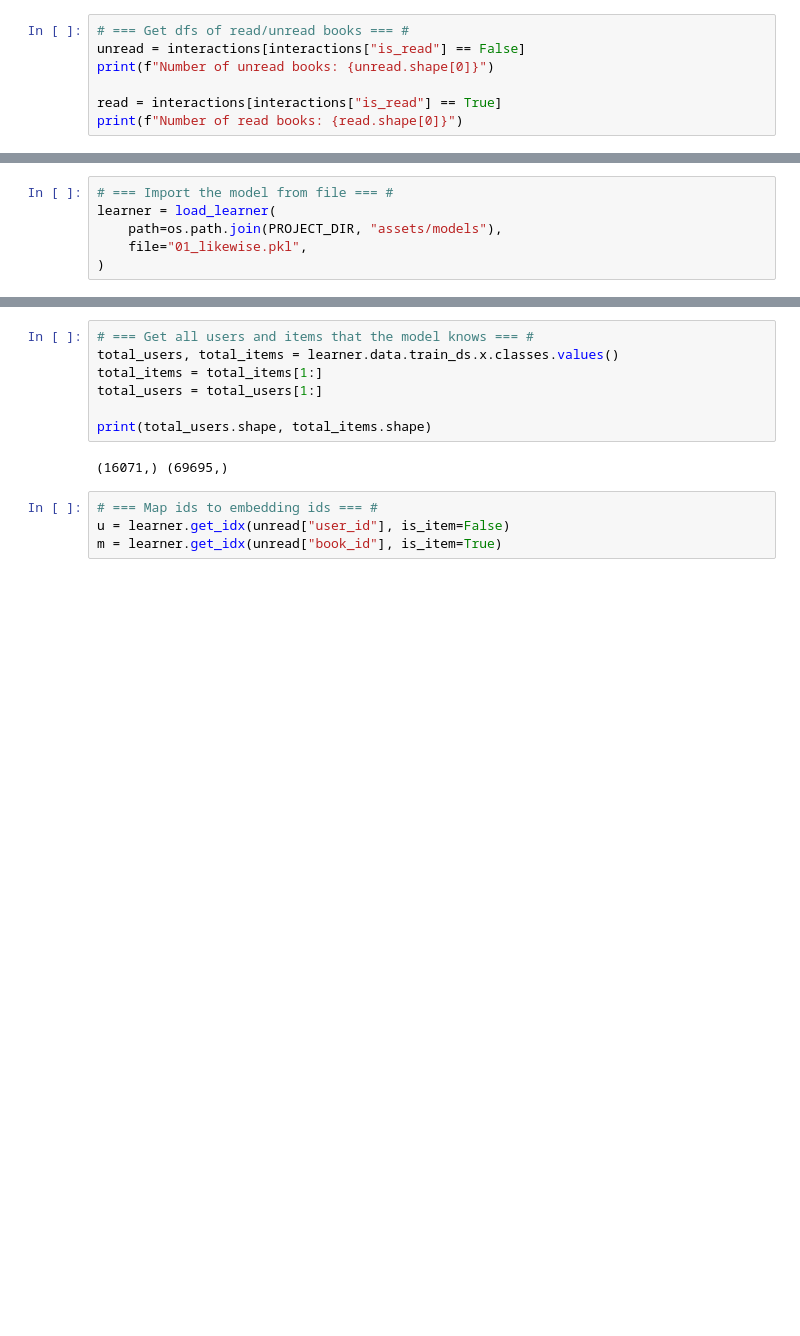
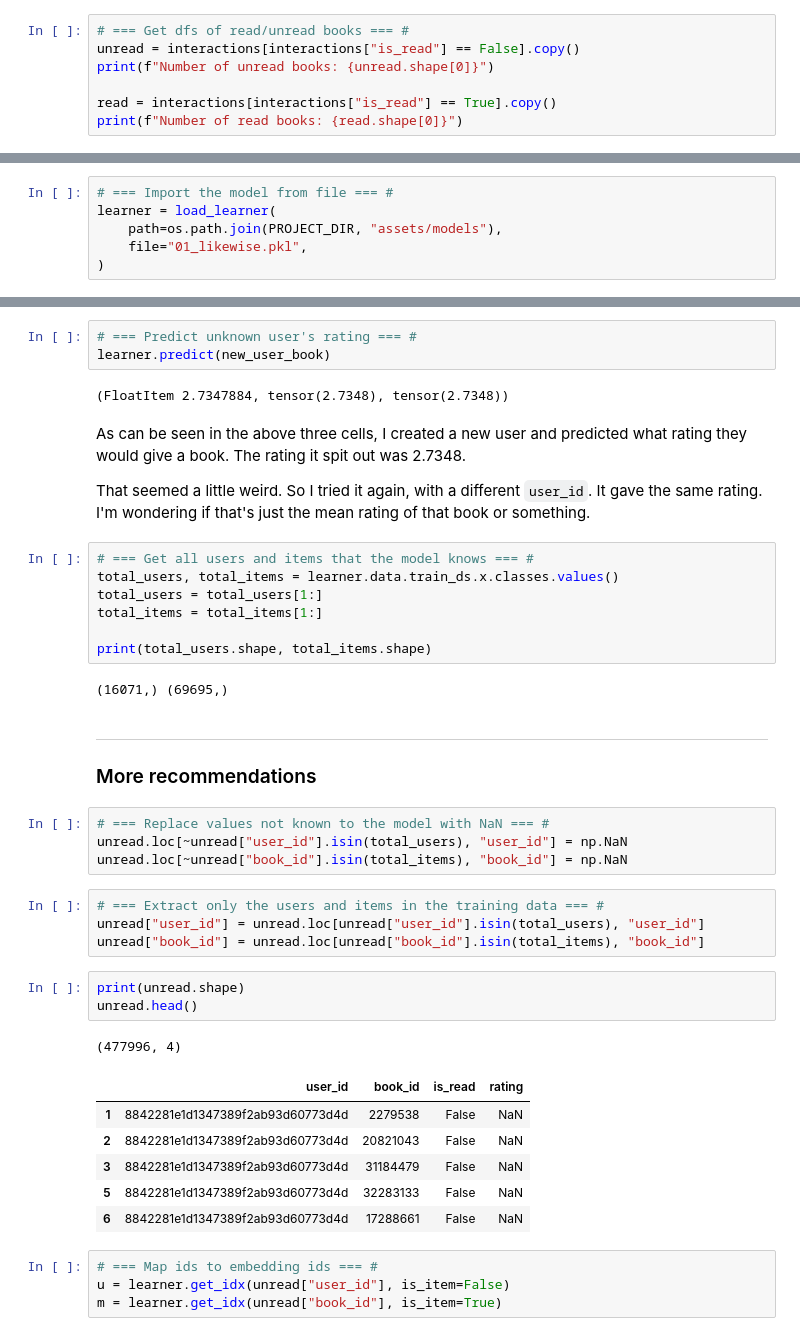
Before and after one commit to tobias-fyi/vela, a Jupyter notebook: ds/projects/likewise/notebooks/03_likewise_model.ipynb, the cells around one changed output, grey strips where cells are left out. Drawn from its saved outputs; the diff is of its cells as text; blank space fills up the shorter version.

Commit message:
Successfully generated some predictions - another step forward

```diff
--- a/ds/projects/likewise/notebooks/03_likewise_model.ipynb
+++ b/ds/projects/likewise/notebooks/03_likewise_model.ipynb
@@ -116,10 +120,10 @@ rating     477996
 dtype: int64
 # %%
 # === Get dfs of read/unread books === #
-unread = interactions[interactions["is_read"] == False]
+unread = interactions[interactions["is_read"] == False].copy()
 print(f"Number of unread books: {unread.shape[0]}")
 
-read = interactions[interactions["is_read"] == True]
+read = interactions[interactions["is_read"] == True].copy()
 print(f"Number of read books: {read.shape[0]}")
 # %% [output]
 Number of unread books: 477996
@@ -197,12 +289,44 @@ learner = load_learner(
+# %%
+# === Predict unknown user's rating === #
+learner.predict(new_user_book)
+# %% [output]
+(FloatItem 2.7347884, tensor(2.7348), tensor(2.7348))
+# %% [markdown]
+As can be seen in the above three cells, I created a new user and predicted what rating they would give a book. The rating it spit out was 2.7348.
+
+That seemed a little weird. So I tried it again, with a different `user_id`. It gave the same rating. I'm wondering if that's just the mean rating of that book or something.
 # %%
 # === Get all users and items that the model knows === #
 total_users, total_items = learner.data.train_ds.x.classes.values()
+total_users = total_users[1:]
 total_items = total_items[1:]
-total_users = total_users[1:]
 
 print(total_users.shape, total_items.shape)
 # %% [output]
 (16071,) (69695,)
+# %% [markdown]
+---
+
+### More recommendations
+# %%
+# === Replace values not known to the model with NaN === #
+unread.loc[~unread["user_id"].isin(total_users), "user_id"] = np.NaN
+unread.loc[~unread["book_id"].isin(total_items), "book_id"] = np.NaN
+# %%
+# === Extract only the users and items in the training data === #
+unread["user_id"] = unread.loc[unread["user_id"].isin(total_users), "user_id"]
+unread["book_id"] = unread.loc[unread["book_id"].isin(total_items), "book_id"]
+# %%
+print(unread.shape)
+unread.head()
+# %% [output]
+(477996, 4)
+|  | user_id | book_id | is_read | rating |
+| 1 | 8842281e1d1347389f2ab93d60773d4d | 2279538 | False | NaN |
+| 2 | 8842281e1d1347389f2ab93d60773d4d | 20821043 | False | NaN |
+| 3 | 8842281e1d1347389f2ab93d60773d4d | 31184479 | False | NaN |
+| 5 | 8842281e1d1347389f2ab93d60773d4d | 32283133 | False | NaN |
+| 6 | 8842281e1d1347389f2ab93d60773d4d | 17288661 | False | NaN |
 # %%
 # === Map ids to embedding ids === #
 u = learner.get_idx(unread["user_id"], is_item=False)
```
Also changed, not shown: parts of 15 cells of this notebook.
